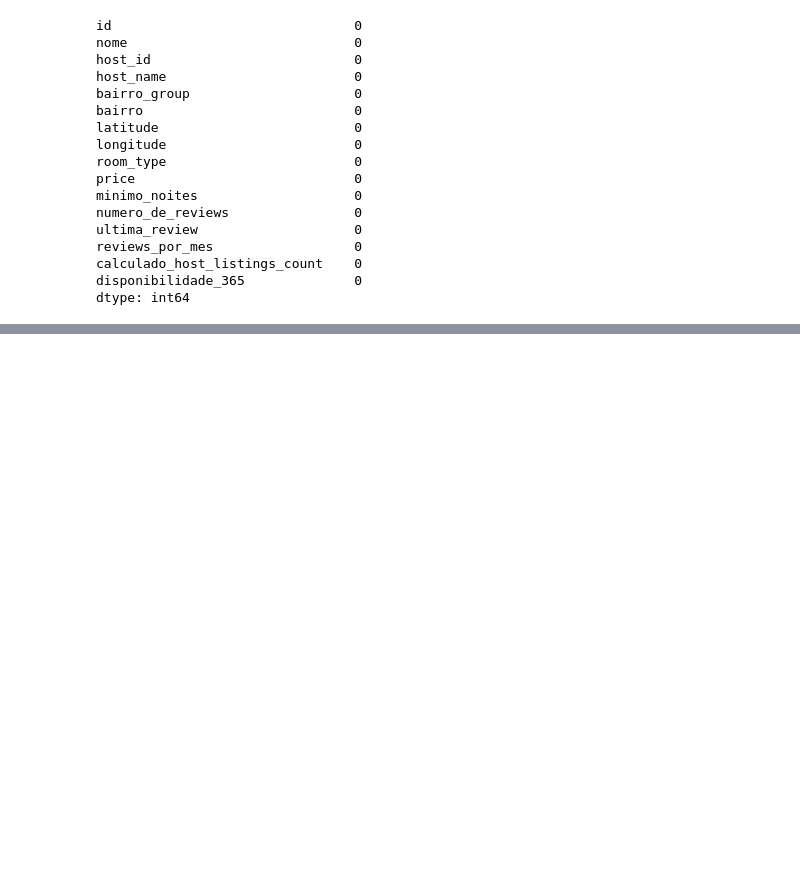
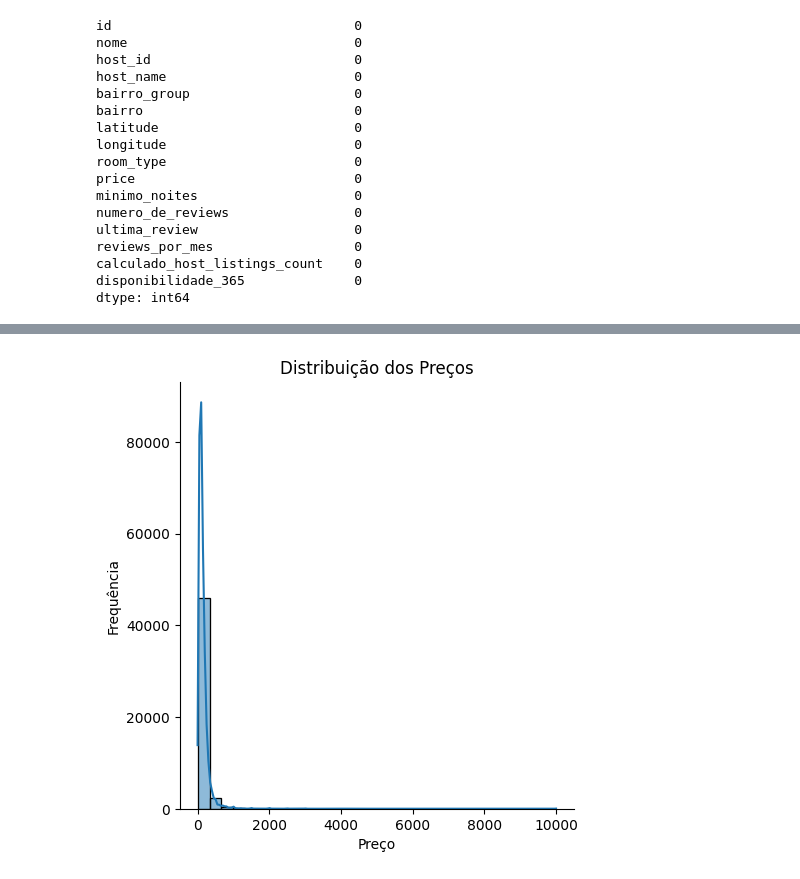
Before and after one commit to hlnmrqs/LH_CD_Helen_Carneiro, a Jupyter notebook: notebook/projeto.ipynb, the cells around one changed output, grey strips where cells are left out. Cells and saved outputs as stored; diff of their text form; code cells hidden in the pictures; blank space fills up the shorter version.

```diff
--- a/notebook/projeto.ipynb
+++ b/notebook/projeto.ipynb
@@ -108,0 +162,10 @@ dtype: int64
+# %%
+sns.displot(df_prices['price'], bins=30, kde=True)
+plt.title('Distribuição dos Preços')
+plt.xlabel('Preço')
+plt.ylabel('Frequência')
+
+
+plt.show()
+# %% [output]
+[figure, added]
```
Also changed, not shown: parts of 6 cells of this notebook.
